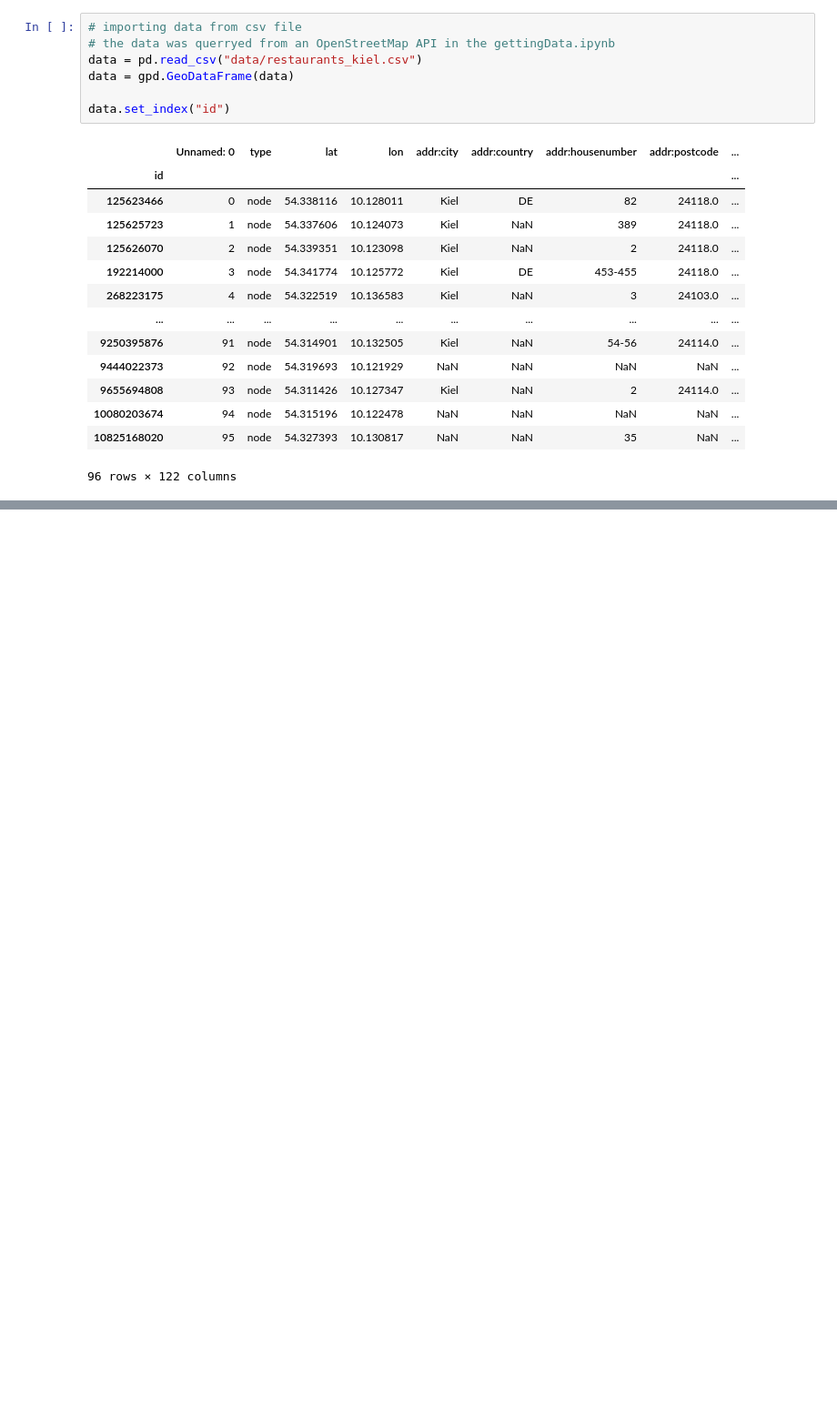
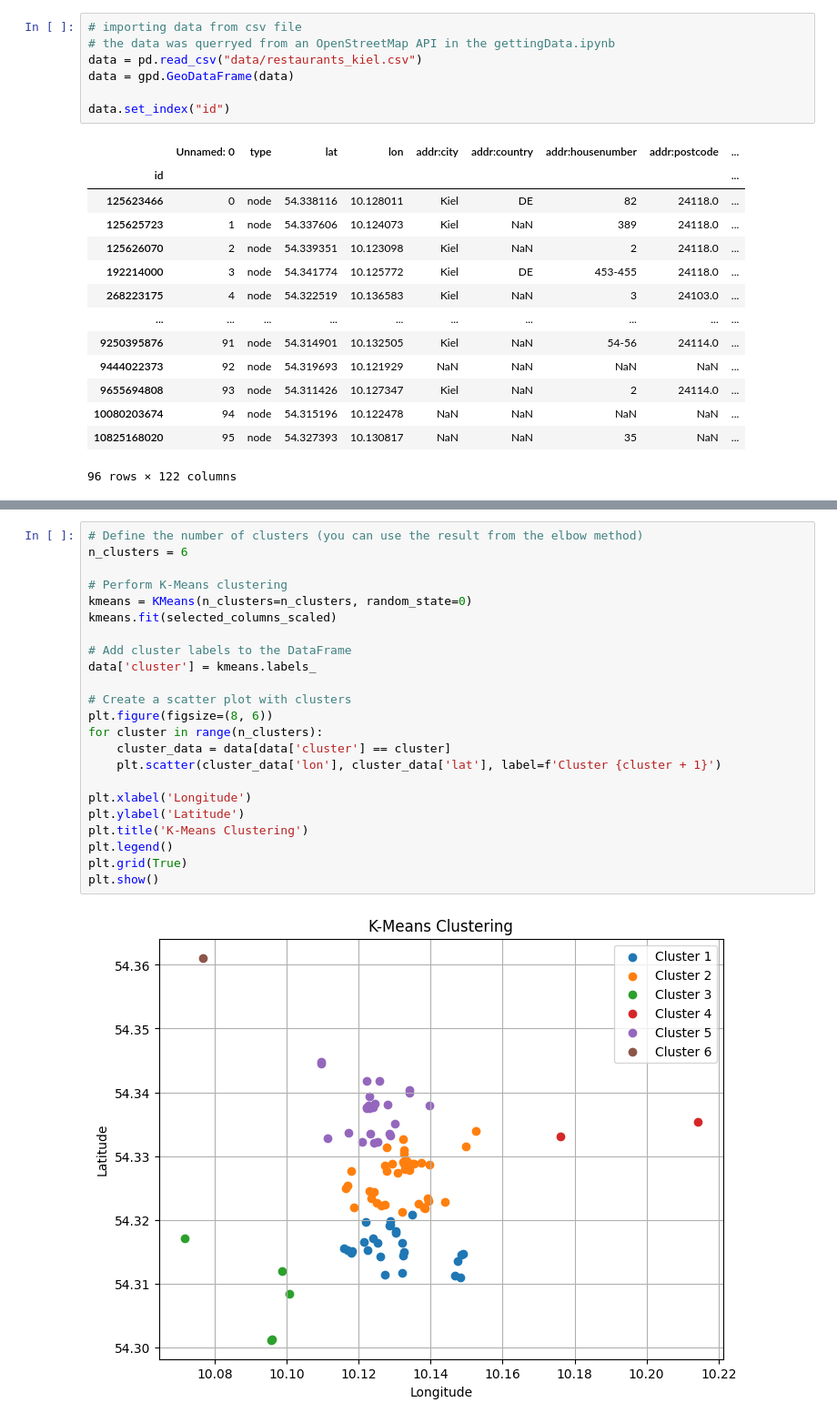
Before and after one commit to MartinDieCooleSocke420/sem1_math_and_stats, a Jupyter notebook: exam.ipynb, the cells around one changed output, grey strips where cells are left out. Shown: that part at 91% size. Saved outputs shown, nothing was run; the diff lists cells and outputs as text; blank space fills up the shorter version.

```diff
--- a/exam.ipynb
+++ b/exam.ipynb
@@ -52,0 +92,25 @@ plt.show()
+# %%
+# Define the number of clusters (you can use the result from the elbow method)
+n_clusters = 6
+
+# Perform K-Means clustering
+kmeans = KMeans(n_clusters=n_clusters, random_state=0)
+kmeans.fit(selected_columns_scaled)
+
+# Add cluster labels to the DataFrame
+data['cluster'] = kmeans.labels_
+
+# Create a scatter plot with clusters
+plt.figure(figsize=(8, 6))
+for cluster in range(n_clusters):
+    cluster_data = data[data['cluster'] == cluster]
+    plt.scatter(cluster_data['lon'], cluster_data['lat'], label=f'Cluster {cluster + 1}')
+
+plt.xlabel('Longitude')
+plt.ylabel('Latitude')
+plt.title('K-Means Clustering')
+plt.legend()
+plt.grid(True)
+plt.show()
+# %% [output]
+[figure, added]
```
Also changed, not shown: parts of 3 cells of this notebook.
